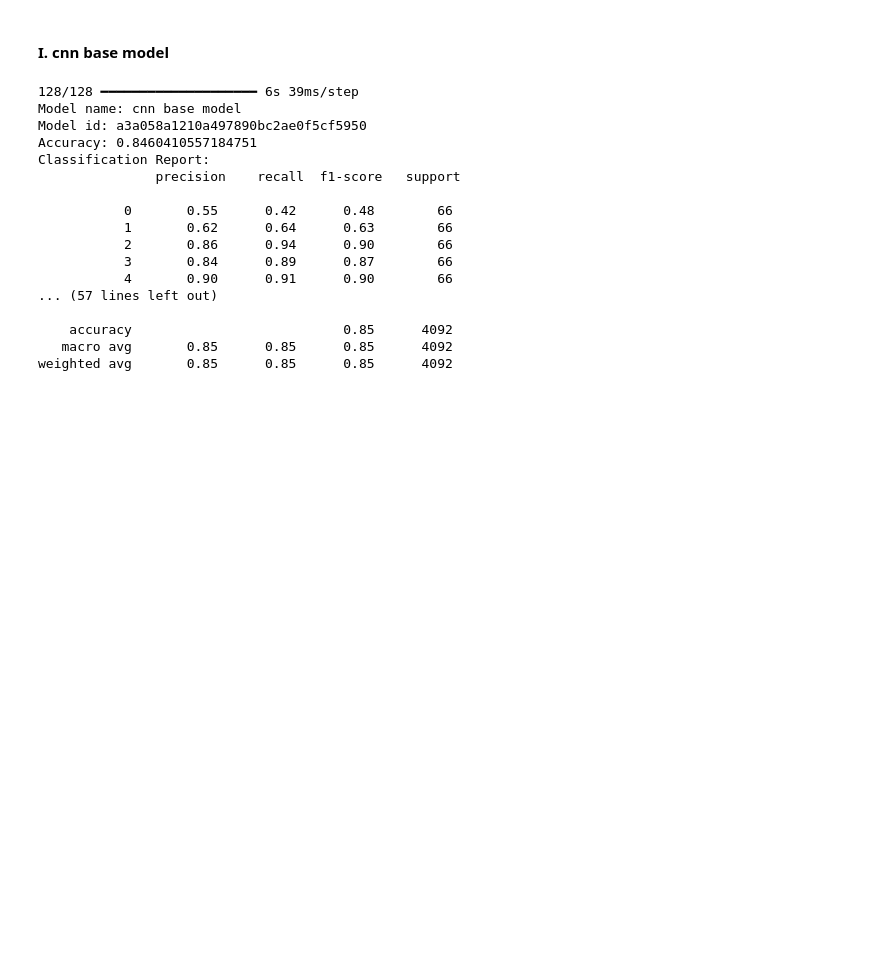
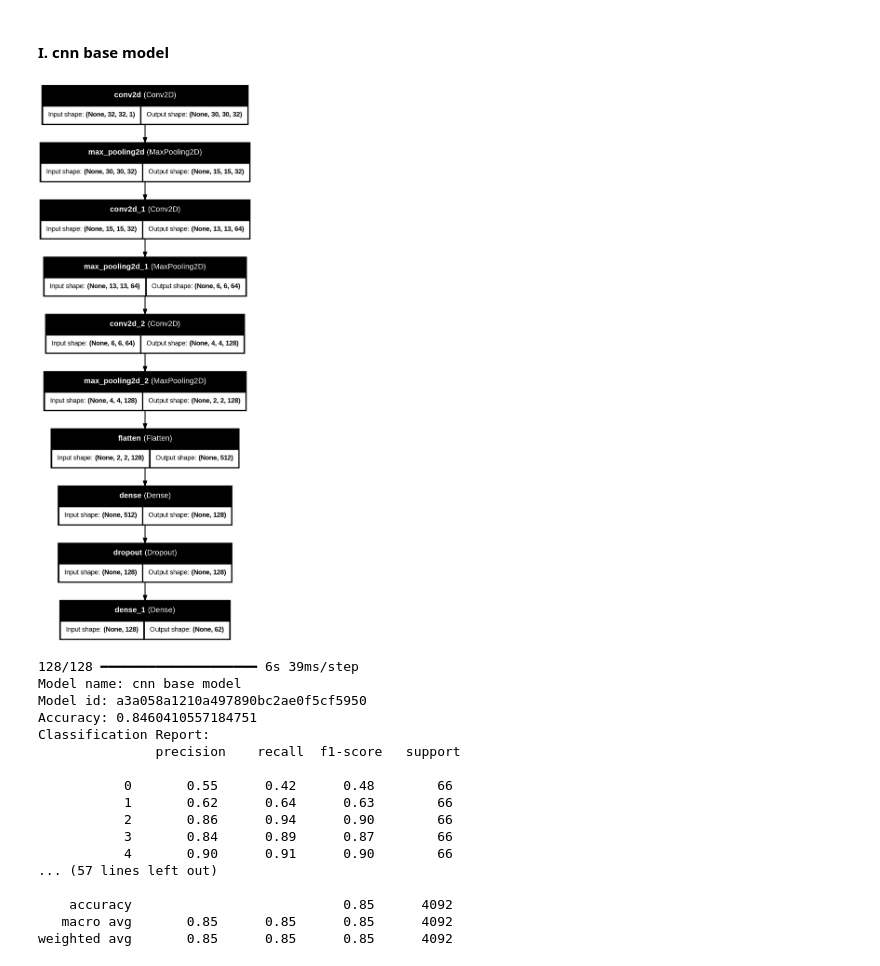
Before and after one commit to JulianSalazarD/handwritten, a Jupyter notebook: handwritten.ipynb, the cells around one changed output. Saved outputs shown, nothing was run; the diff lists cells and outputs as text; code cells hidden in the pictures; blank space fills up the shorter version.

```diff
--- a/handwritten.ipynb
+++ b/handwritten.ipynb
@@ -1590,6 +1596,10 @@ weighted avg       0.44      0.44      0.43      4092
 #### I. cnn base model
 # %%
 cnn_base_model = Model("cnn base model", sk=False)
+# %%
+plot_model(cnn_base_model.model, to_file='model.png', show_shapes=True, show_layer_names=True)
+# %% [output]
+[figure, added]
 # %%
 cnn_base_model.make_report(X_test, y_test)
 cnn_base_model.print_report()
```
Also changed, not shown: parts of 12 cells of this notebook, 1 other file.
